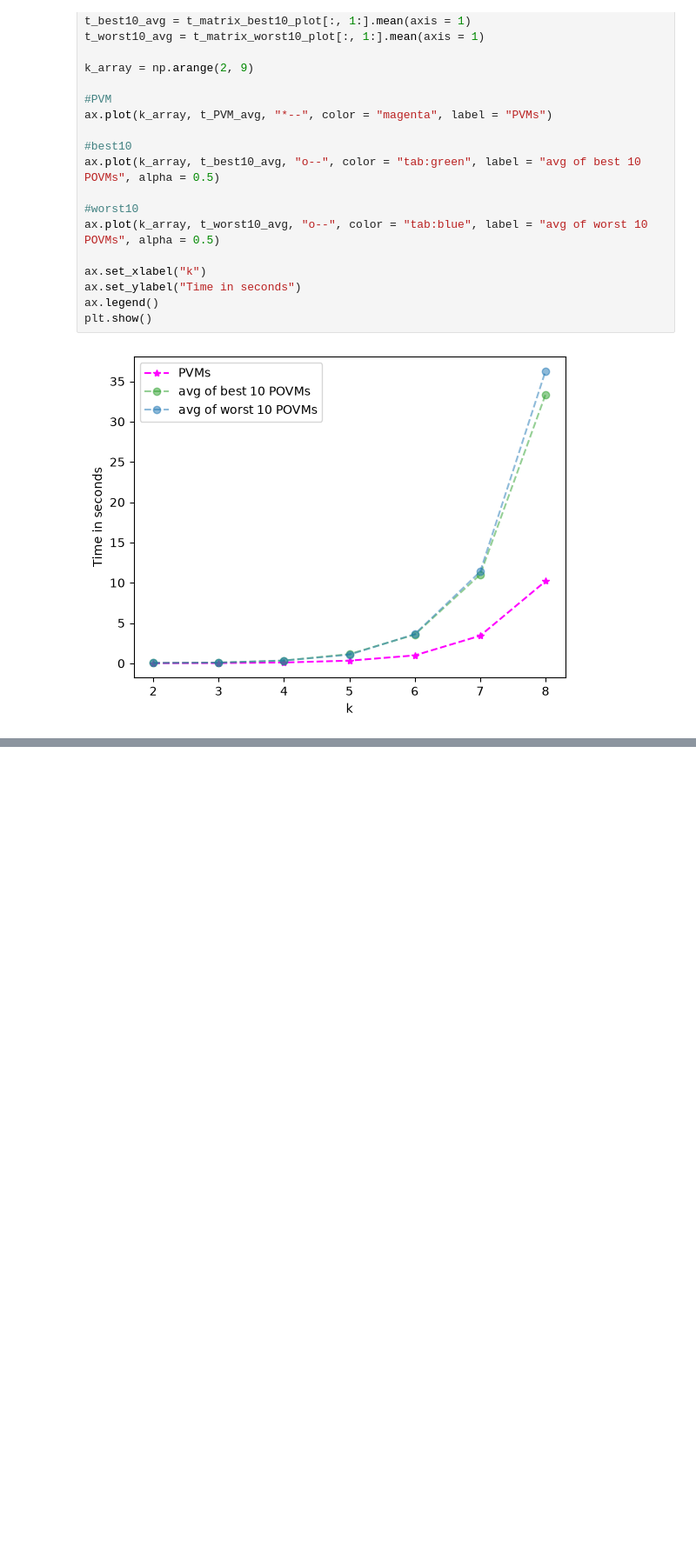
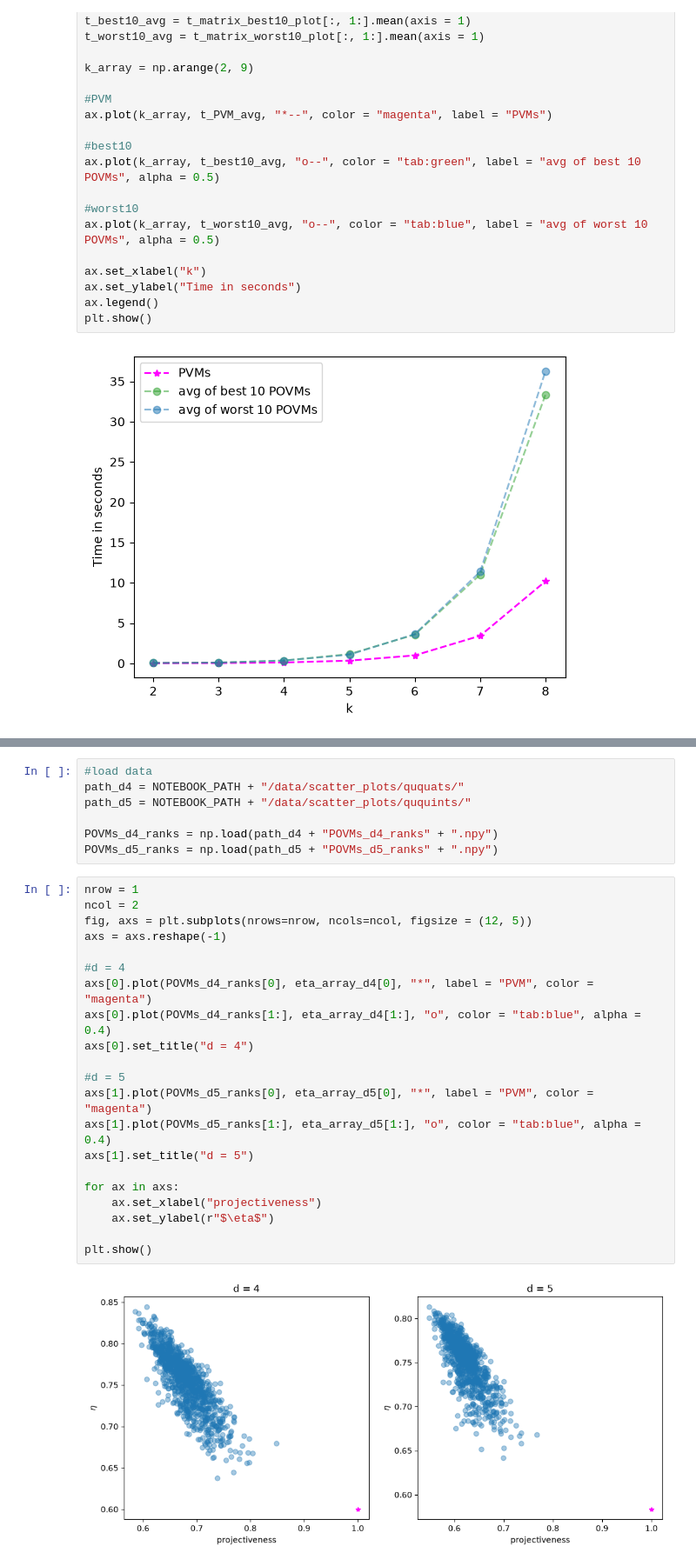
Before and after one commit to JSchuemann-physics/Bose-symmetric-extensions-of-multimeters, a Jupyter notebook: BSE for publishing.ipynb, the cells around one changed output, grey strips where cells are left out. Shown at 87% size. Drawn from its saved outputs; the diff is of its cells as text; blank space fills up the shorter version.

```diff
--- a/BSE for publishing.ipynb
+++ b/BSE for publishing.ipynb
@@ -1601,0 +1630,30 @@ plt.show()
+# %%
+#load data
+path_d4 = NOTEBOOK_PATH + "/data/scatter_plots/ququats/"
+path_d5 = NOTEBOOK_PATH + "/data/scatter_plots/ququints/"
+
+POVMs_d4_ranks = np.load(path_d4 + "POVMs_d4_ranks" + ".npy")
+POVMs_d5_ranks = np.load(path_d5 + "POVMs_d5_ranks" + ".npy")
+# %%
+nrow = 1
+ncol = 2
+fig, axs = plt.subplots(nrows=nrow, ncols=ncol, figsize = (12, 5))
+axs = axs.reshape(-1)
+
+#d = 4
+axs[0].plot(POVMs_d4_ranks[0], eta_array_d4[0], "*", label = "PVM", color = "magenta")
+axs[0].plot(POVMs_d4_ranks[1:], eta_array_d4[1:], "o", color = "tab:blue", alpha = 0.4)
+axs[0].set_title("d = 4")
+
+#d = 5
+axs[1].plot(POVMs_d5_ranks[0], eta_array_d5[0], "*", label = "PVM", color = "magenta")
+axs[1].plot(POVMs_d5_ranks[1:], eta_array_d5[1:], "o", color = "tab:blue", alpha = 0.4)
+axs[1].set_title("d = 5")
+
+for ax in axs:
+    ax.set_xlabel("projectiveness")
+    ax.set_ylabel(r"$\eta$")
+
+plt.show()
+# %% [output]
+[figure, added]
```
Also changed, not shown: parts of 44 cells of this notebook, 11 other files.
